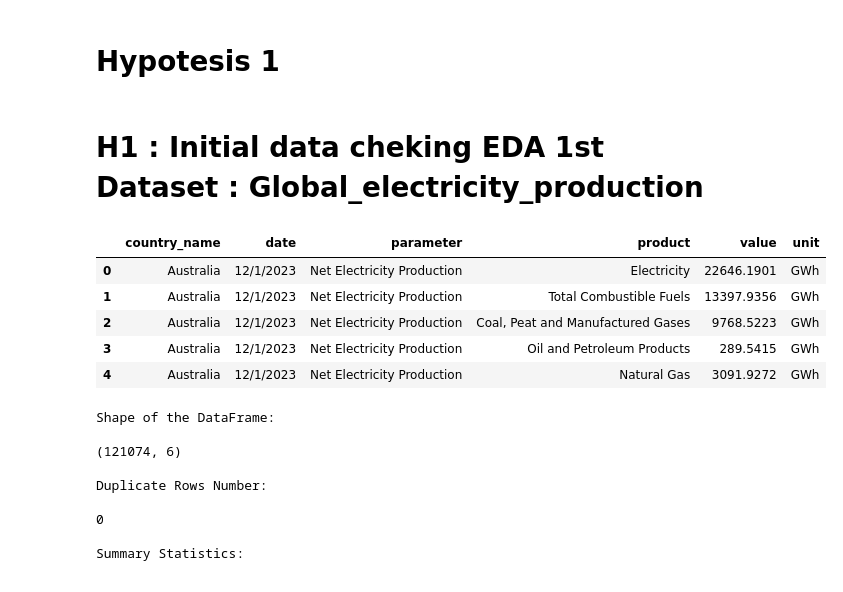
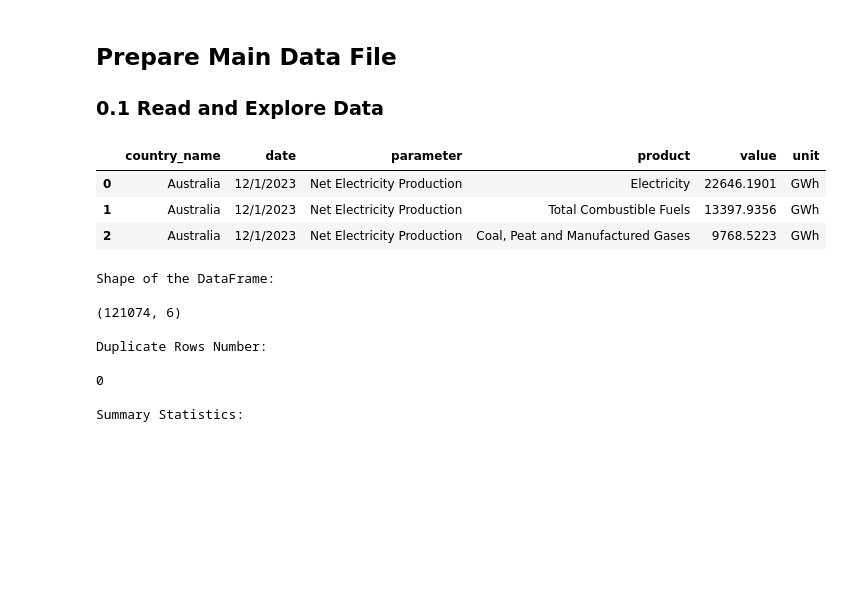
Before and after one commit to NGravereaux/portfolio-project-renewable-evergy-analysis, a Jupyter notebook: script/main.ipynb, the cells around one changed output. Saved outputs shown, nothing was run; the diff lists cells and outputs as text; code cells hidden in the pictures; blank space fills up the shorter version.

```diff
--- a/script/main_h1.ipynb
+++ b/script/main.ipynb
@@ -11,18 +12,15 @@ from functions_h1 import *
-# %% [markdown]
-# Hypotesis 1
-# %% [markdown]
-# H1 : Initial data cheking EDA 1st Dataset : Global_electricity_production
+# %% [markdown]
+## Prepare Main Data File
+### 0.1 Read and Explore Data
 # %%
 #load dataset 1
 df1 = pd.read_csv('../data/global_electricity_production_data.csv')
-df1.head()
+df1.head(3)
 # %% [output]
 |  | country_name | date | parameter | product | value | unit |
 | 0 | Australia | 12/1/2023 | Net Electricity Production | Electricity | 22646.1901 | GWh |
 | 1 | Australia | 12/1/2023 | Net Electricity Production | Total Combustible Fuels | 13397.9356 | GWh |
 | 2 | Australia | 12/1/2023 | Net Electricity Production | Coal, Peat and Manufactured Gases | 9768.5223 | GWh |
-| 3 | Australia | 12/1/2023 | Net Electricity Production | Oil and Petroleum Products | 289.5415 | GWh |
-| 4 | Australia | 12/1/2023 | Net Electricity Production | Natural Gas | 3091.9272 | GWh |
 # %%
 # H1: Perform initial data cheking:
 initial_data_checking(df1)
```
Also changed, not shown: parts of 53 cells of this notebook, 6 other files.
